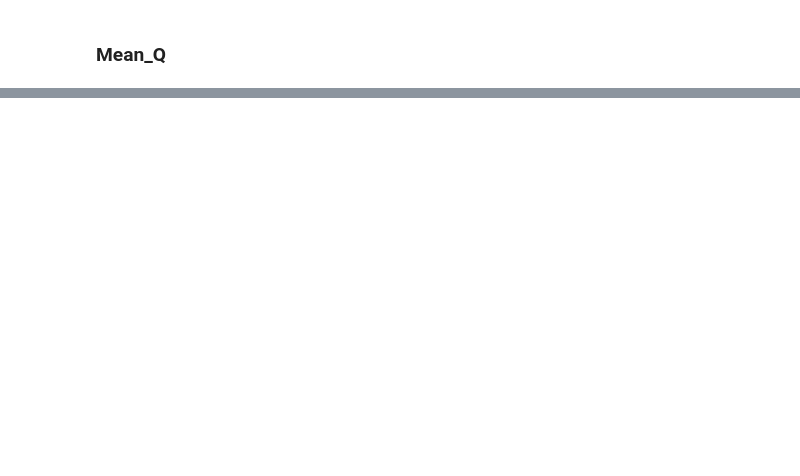
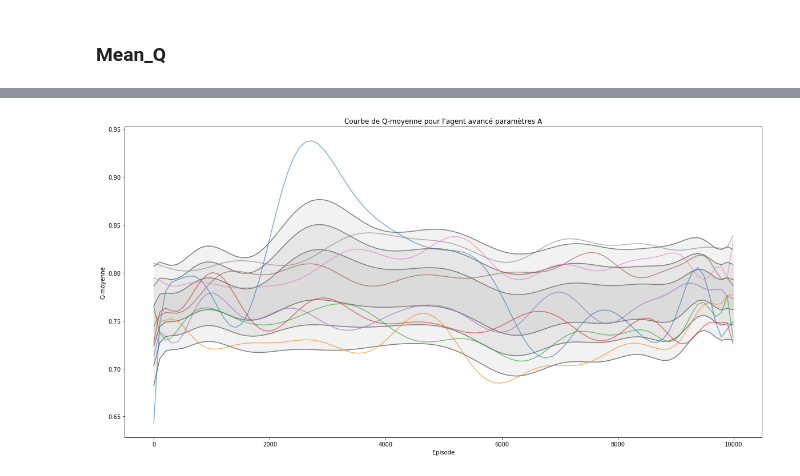
Before and after one commit to SimonLassalle/pred, a Jupyter notebook: Untitled.ipynb, the cells around one changed output, grey strips where cells are left out. Saved outputs shown, nothing was run; the diff lists cells and outputs as text; code cells hidden in the pictures; blank space fills up the shorter version.

```diff
--- a/Untitled.ipynb
+++ b/Untitled.ipynb
@@ -109,5 +125,2 @@ plt.show()
 # %% [markdown]
 ### Mean_Q
-# %%
-metric_name = 'mean_q'
-numberOfFiles = 8
@@ -139,11 +126,0 @@ max_values_smooth = smooth(steps, max_values, steps_new)
-# %%
-for i in range(0, numberOfFiles):
-    plt.plot(steps_new, smooth(steps, data[metric_name + str(i)], steps_new), label=metric_name+str(i))#, alpha=.2)
-
-#plt.plot(steps_new, min_values_smooth)
-#plt.plot(steps_new, max_values_smooth)
-plt.xlabel('step')
-plt.ylabel(metric_name)
-plt.title(fileName + ' ' + metric_name)
-plt.legend(bbox_to_anchor=(1, 1.03))
-plt.show()
@@ -151,0 +127,5 @@ plt.show()
+# %%
+mean_q = pd.DataFrame(data['mean_q0'])
+for i in range(1,8):
+    mean_q['loss'+str(i)] = data['mean_q'+str(i)]
+mean_q
@@ -151,0 +151,21 @@ plt.show()
+# %%
+means = mean_q.T.mean()
+stds = mean_q.T.std()
+min_values_68 = means - stds/(numberOfFiles)**(.5)
+max_values_68 = means + stds/(numberOfFiles)**(.5)
+
+min_values_95 = means - 2 * stds/(numberOfFiles)**(.5)
+max_values_95 = means + 2 * stds/(numberOfFiles)**(.5)
+
+min_values_99 = means - 3 * stds/(numberOfFiles)**(.5)
+max_values_99 = means + 3 * stds/(numberOfFiles)**(.5)
+
+min_max = [(min_values_68, max_values_68), (min_values_95, max_values_95), (min_values_99, max_values_99)]
+# %%
+plot_metric(data, min_max, 'mean_q')
+plt.xlabel('Episode')
+plt.ylabel('Q-moyenne')
+plt.title("Courbe de Q-moyenne pour l'agent avancé paramètres A")
+plt.savefig('LOL.png')
+# %% [output]
+[figure, added]
```
Also changed, not shown: parts of 27 cells of this notebook.
